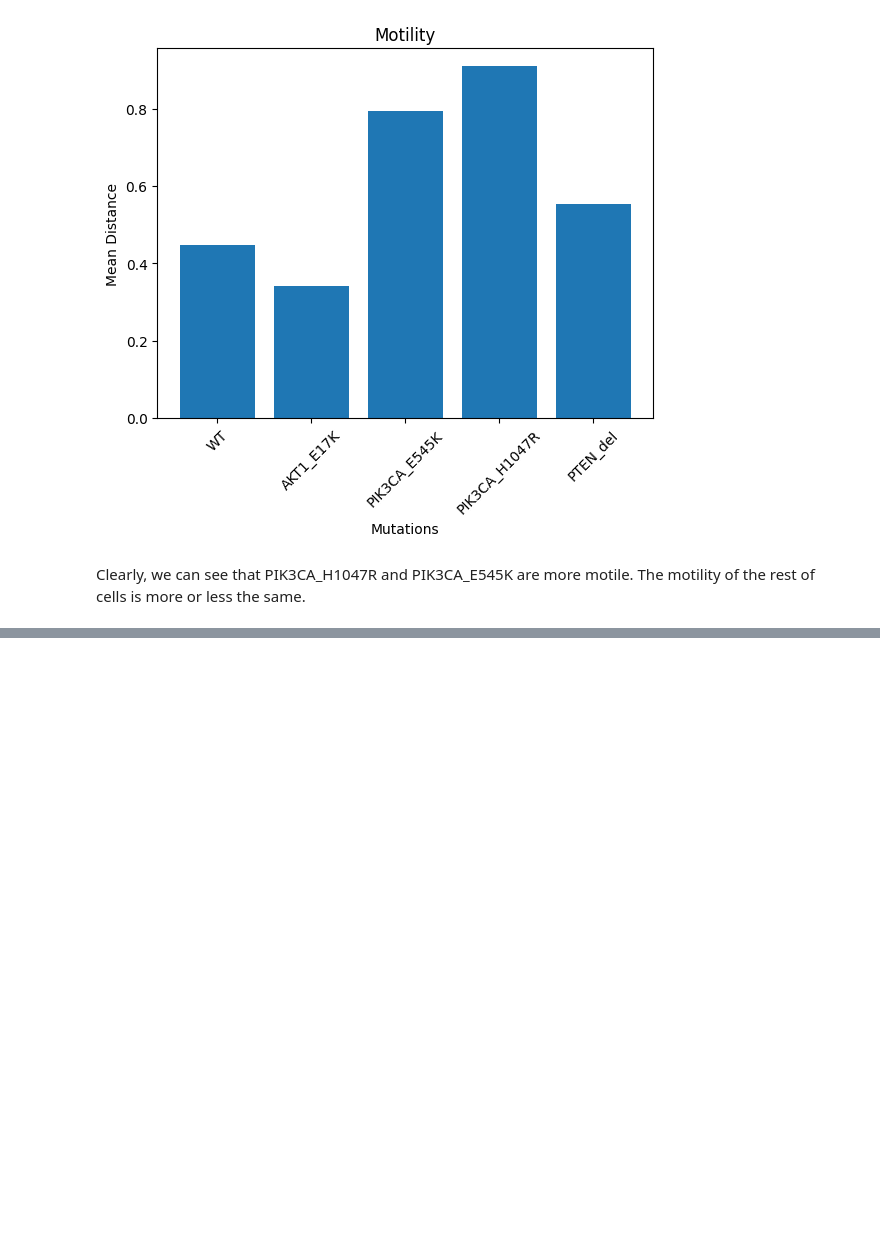
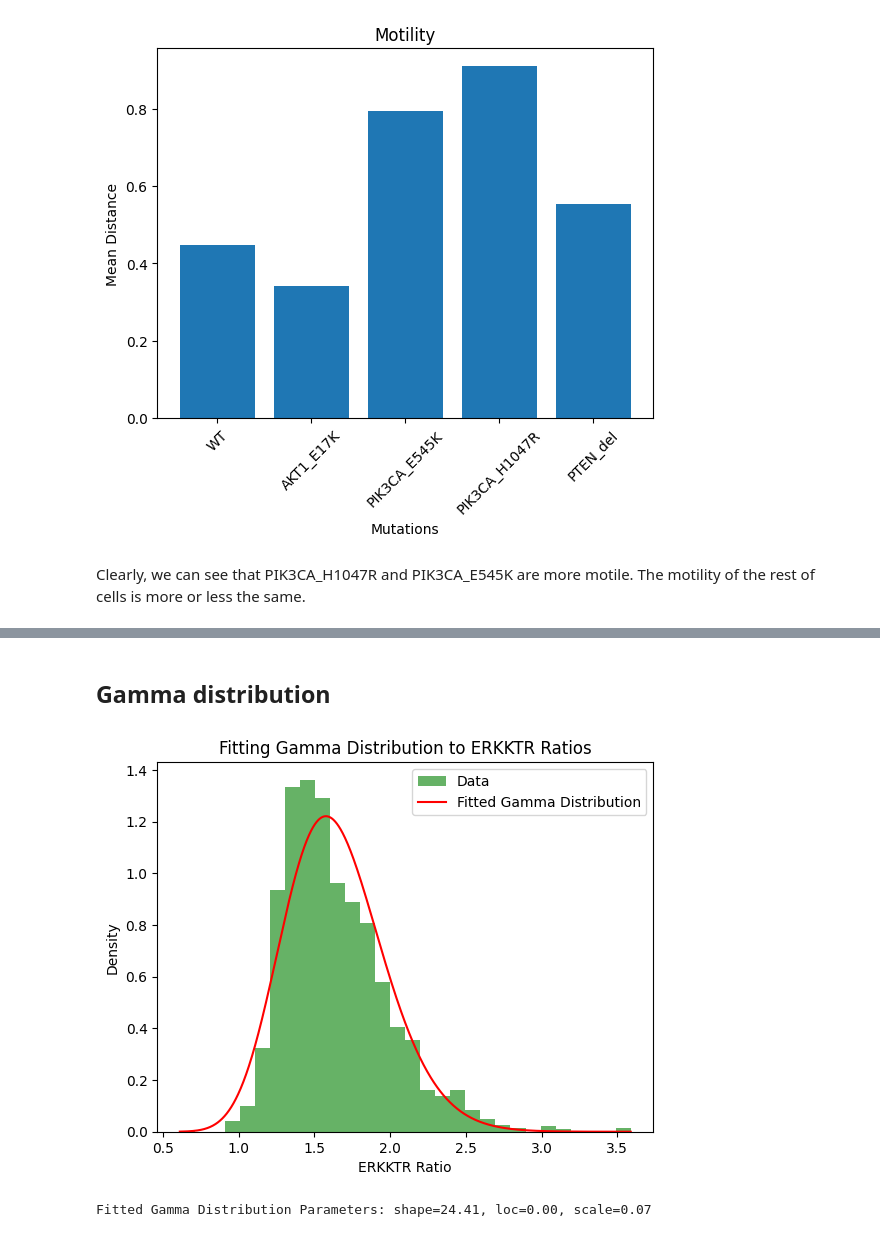
Before and after one commit to MichalMaszkowski/ZPP, a Jupyter notebook: data_exploration/ZPP_data_exploration.ipynb, the cells around one changed output, grey strips where cells are left out. Drawn from its saved outputs; the diff is of its cells as text; code cells hidden in the pictures; blank space fills up the shorter version.

```diff
--- a/data_exploration/ZPP_data_exploration.ipynb
+++ b/data_exploration/ZPP_data_exploration.ipynb
@@ -389,0 +614,38 @@ Clearly, we can see that PIK3CA_H1047R and PIK3CA_E545K are more motile. The mot
+# %% [markdown]
+## Gamma distribution
+# %%
+import numpy as np
+import pandas as pd
+import matplotlib.pyplot as plt
+from scipy.stats import gamma
+
+#Rename df_ERK columns
+df_ERK = df_ERK.rename(columns={'My ERKKTR Ratio in t': 'my_erk', 'Neighbor ERKKTR Ratio mean in t - 1 + my ERKKTR Ratio in t - 1': 'neighbor_erk'})
+# Assuming df_ERK contains your ERK ratio data
+data = df_ERK['neighbor_erk']
+
+# Step 1: Fit the Gamma distribution to your data
+shape, loc, scale = gamma.fit(data, floc=0)  # Fix location to 0 if the data is strictly positive
+
+# Step 2: Create the fitted Gamma distribution
+gamma_dist = gamma(shape, loc, scale)
+
+# Step 3: Plot the histogram of your data and the fitted Gamma distribution
+plt.hist(data, bins=30, density=True, alpha=0.6, color='g', label='Data')
+
+# Plot the fitted Gamma distribution's probability density function (PDF)
+x = np.linspace(min(data), max(data), 1000)
+plt.plot(x, gamma_dist.pdf(x), 'r-', label='Fitted Gamma Distribution')
+
+# Labels and title
+plt.xlabel('ERKKTR Ratio')
+plt.ylabel('Density')
+plt.title('Fitting Gamma Distribution to ERKKTR Ratios')
+plt.legend()
+plt.show()
+
+# Step 4: Print the fitted parameters
+print(f"Fitted Gamma Distribution Parameters: shape={shape:.2f}, loc={loc:.2f}, scale={scale:.2f}")
+# %% [output]
+[figure, added]
+Fitted Gamma Distribution Parameters: shape=24.41, loc=0.00, scale=0.07
```
Also changed, not shown: parts of 59 cells of this notebook, 1 other file.
